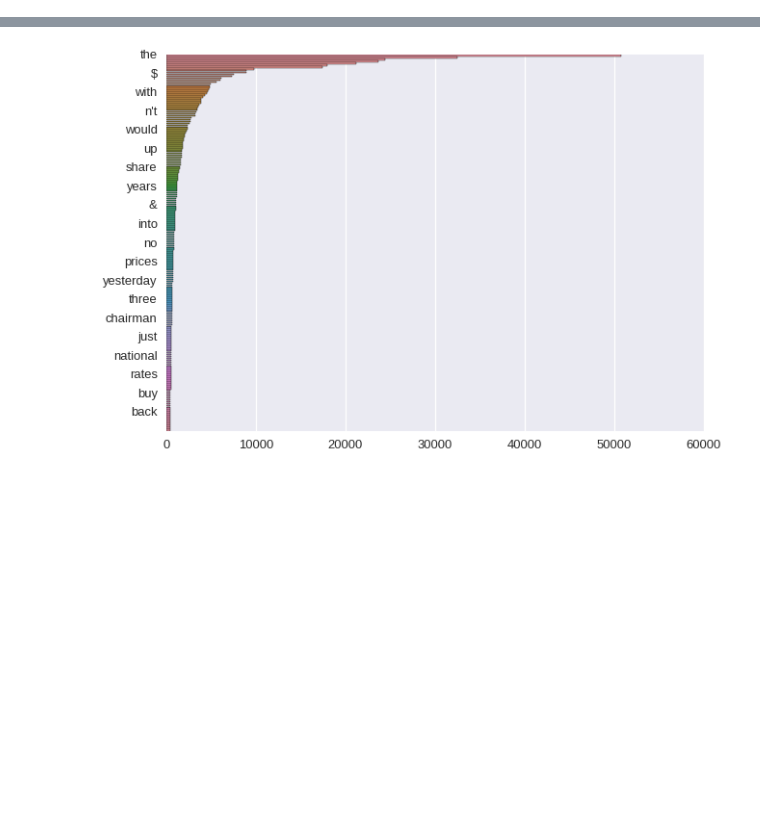
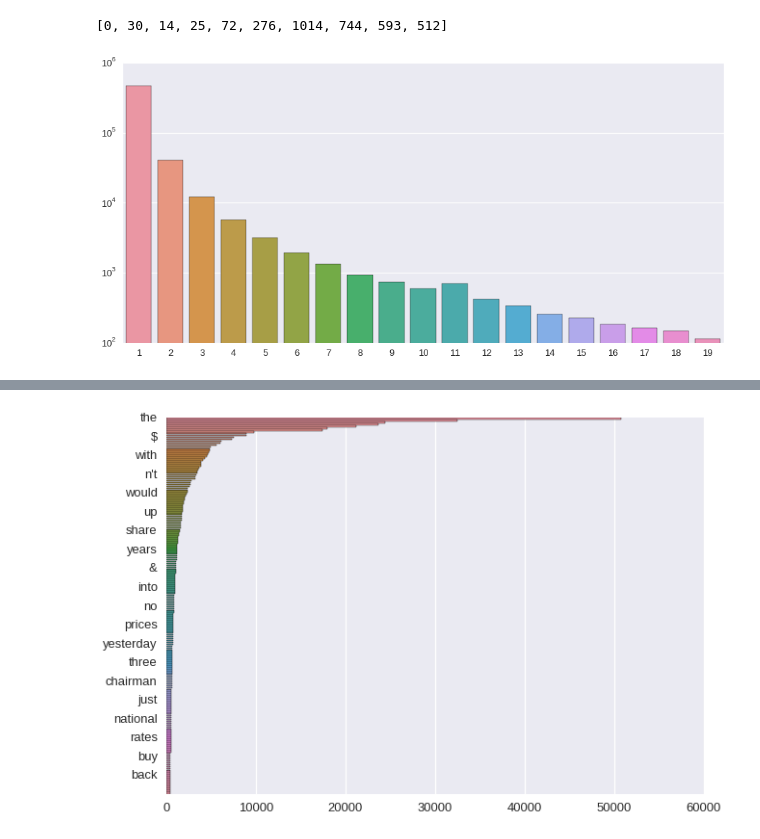
Before and after one commit to CS287/Lectures, a Jupyter notebook: notebooks/Untitled.ipynb, the cells around one changed output, grey strips where cells are left out. Saved outputs shown, nothing was run; the diff lists cells and outputs as text; code cells hidden in the pictures; blank space fills up the shorter version.

```diff
--- a/notebooks/Untitled.ipynb
+++ b/notebooks/Untitled.ipynb
@@ -3,9 +3,42 @@ import matplotlib.pyplot as plt
 # %%
 from collections import Counter
 c = Counter((w for l in open("train.txt") for w in l.strip().split() if w != "<unk>"))
+# %%
+#lp = l.strip().split()
+ngrams = Counter((w for l in open("train.txt") for lp in [l.strip().split()] for w in zip(lp, lp[1:], lp[2:]) if w != "<unk>"))
 # %%
 %matplotlib inline
 # %%
 import numpy as np
 ls = np.array([n for _, n in c.most_common(1000)])
 words = [w for w, _ in c.most_common(1000)]
+# %%
+hist = [0]*100000
+for w, k in c.most_common():
+    #print k
+    hist[k] += 1
+# %%
+nhist = [0]*100000
+for w, k in ngrams.most_common():
+    #print k
+    nhist[k] += 1
+# %%
+hist[:10]
+# %% [output]
+[0, 30, 14, 25, 72, 276, 1014, 744, 593, 512]
+# %%
+#plt.plot(ls[:200])
+sns.set_context("talk", rc={"lines.linewidth": 2.5})
+sns.set_style("darkgrid")
+f, ax = plt.subplots(figsize=(15, 7))
+
+#plt.plot(figsize=(10,10))
+g = sns.barplot(y="total", x="abbrev", data={"total": nhist[1:20], "abbrev": range(1,20)},
+            label="Total")
+#g.get_axes()[0].set_yscale('log')
+g.set( yscale="log")
+
+#_ = ax.set_yticklabels([ w if i % 10 ==0 else "" for i, w in enumerate(words[:200]) ])
+plt.savefig("nhist.png")
+# %% [output]
+[figure, added]
```
Also changed, not shown: parts of 1 cell of this notebook, 3 other files.
